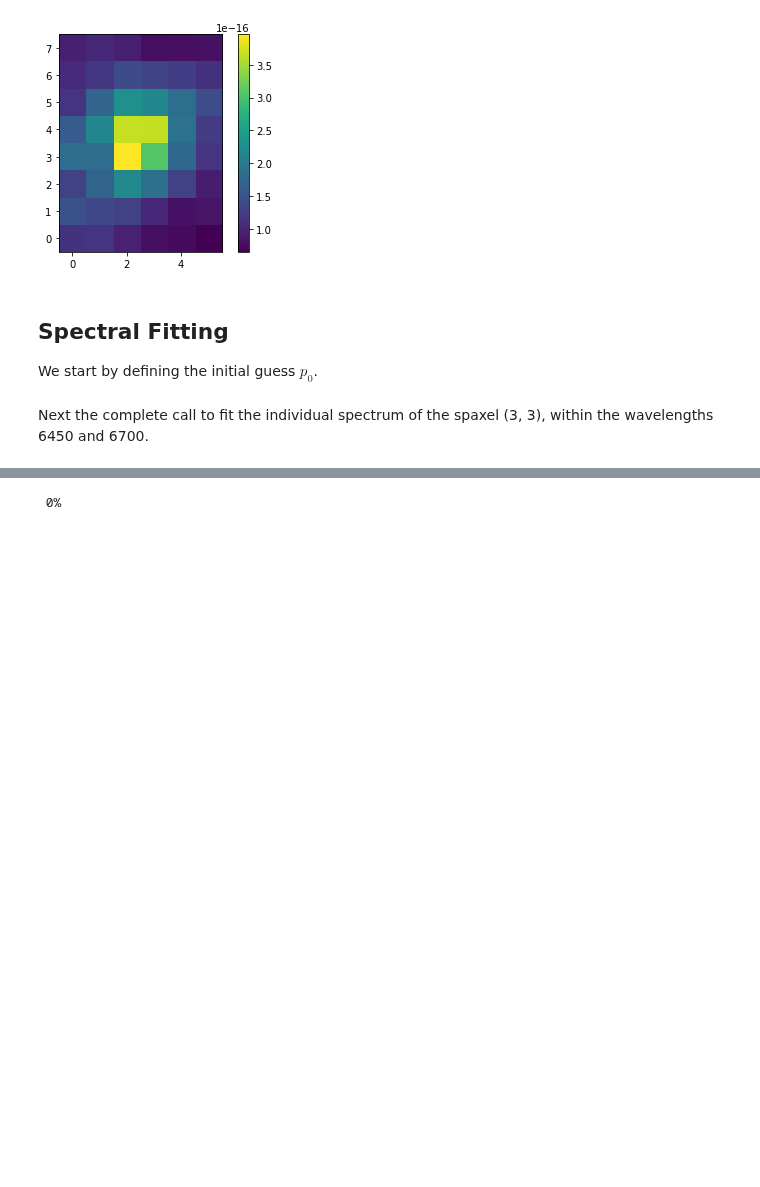
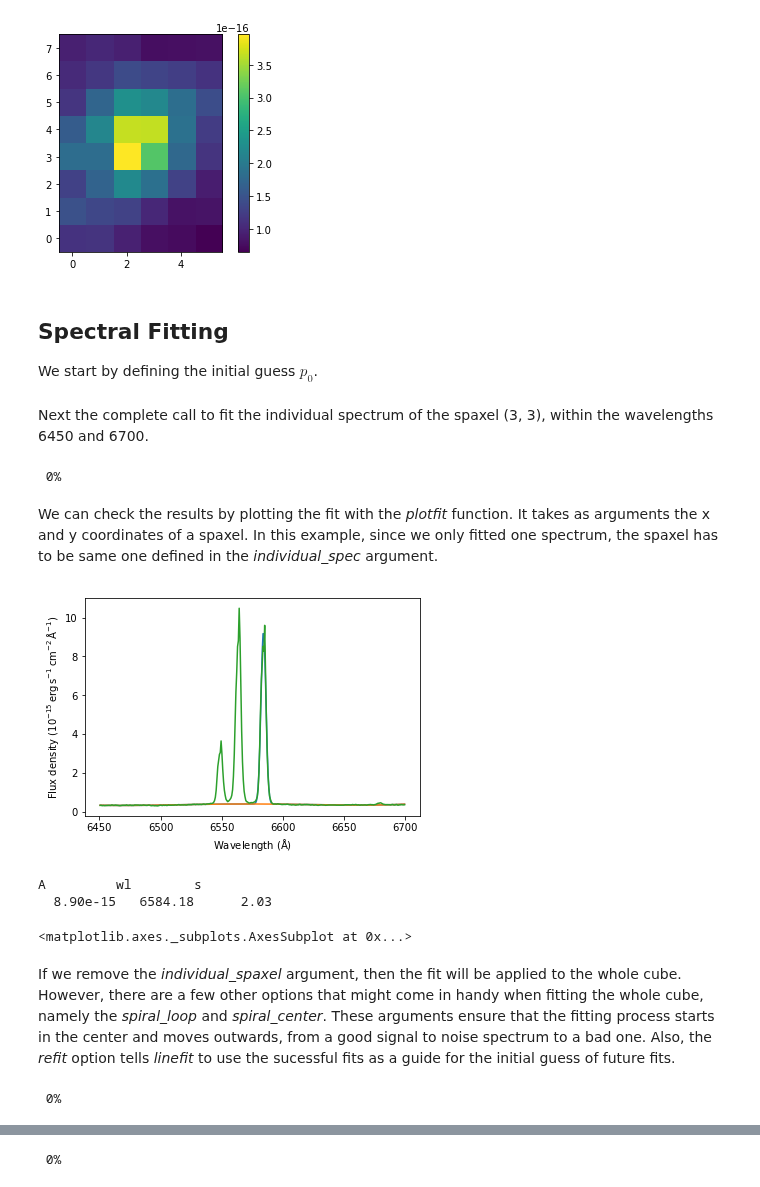
Before and after one commit to danielrd6/ifscube, a Jupyter notebook: ifscube/examples/cube_examples.ipynb, the cells around one changed output, grey strips where cells are left out. Drawn from its saved outputs; the diff is of its cells as text; code cells hidden in the pictures; blank space fills up the shorter version.

Commit message:
Additions to the example notebook.

```diff
--- a/ifscube/examples/cube_examples.ipynb
+++ b/ifscube/examples/cube_examples.ipynb
@@ -50,3 +51,27 @@ p0 = [
 ]
 # %% [markdown]
 Next the complete call to fit the individual spectrum of the spaxel (3, 3), within the wavelengths 6450 and 6700.
+# %%
+myfit = mycube.linefit(
+    p0, function='gaussian', fitting_window=(6450, 6700), individual_spec=(3, 3)
+)
+# %% [output]
+ 0%
+# %% [markdown]
+We can check the results by plotting the fit with the *plotfit* function. It takes as arguments the x and y coordinates of a spaxel. In this example, since we only fitted one spectrum, the spaxel has to be same one defined in the *individual_spec* argument.
+# %%
+mycube.plotfit(3, 3)
+# %% [output]
+[figure, added]
+A         wl        s
+  8.90e-15   6584.18      2.03
+<matplotlib.axes._subplots.AxesSubplot at 0x...>
+# %% [markdown]
+If we remove the *individual_spaxel* argument, then the fit will be applied to the whole cube. However, there are a few other options that might come in handy when fitting the whole cube, namely the *spiral_loop* and *spiral_center*. These arguments ensure that the fitting process starts in the center and moves outwards, from a good signal to noise spectrum to a bad one. Also, the *refit* option tells *linefit* to use the sucessful fits as a guide for the initial guess of future fits.
+# %%
+myfit = mycube.linefit(
+    p0, function='gaussian', fitting_window=(6450, 6700), refit=True,
+    spiral_loop=True, spiral_center=(2, 4)
+)
+# %% [output]
+ 0%
```
Also changed, not shown: parts of 17 cells of this notebook.
